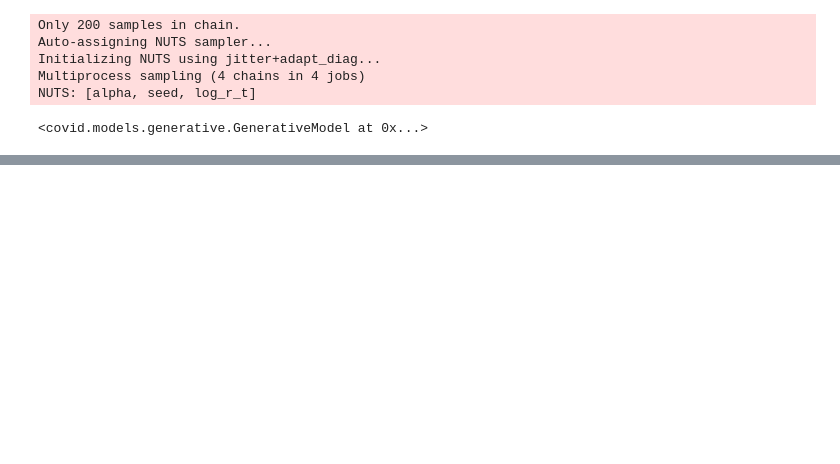
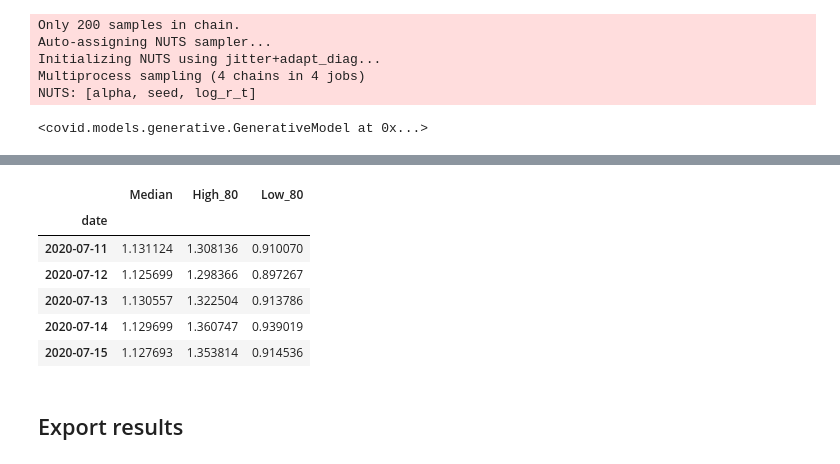
Before and after one commit to heerden/covid-model, a Jupyter notebook: rtlive-model-za.ipynb, the cells around one changed output, grey strips where cells are left out. Cells and saved outputs as stored; diff of their text form; code cells hidden in the pictures; blank space fills up the shorter version.

```diff
--- a/rtlive-model-za.ipynb
+++ b/rtlive-model-za.ipynb
@@ -338,0 +334,14 @@ plot_rt()
+# %%
+export_results = result[['median','upper_80','lower_80']]
+export_results = export_results.rename(columns={'median':'Median','upper_80':'High_80','lower_80':'Low_80'})
+export_results.tail()
+# %% [output]
+|  | Median | High_80 | Low_80 |
+| date |  |  |  |
+| 2020-07-11 | 1.131124 | 1.308136 | 0.910070 |
+| 2020-07-12 | 1.125699 | 1.298366 | 0.897267 |
+| 2020-07-13 | 1.130557 | 1.322504 | 0.913786 |
+| 2020-07-14 | 1.129699 | 1.360747 | 0.939019 |
+| 2020-07-15 | 1.127693 | 1.353814 | 0.914536 |
+# %% [markdown]
+## Export results
```
Also changed, not shown: parts of 33 cells of this notebook.
